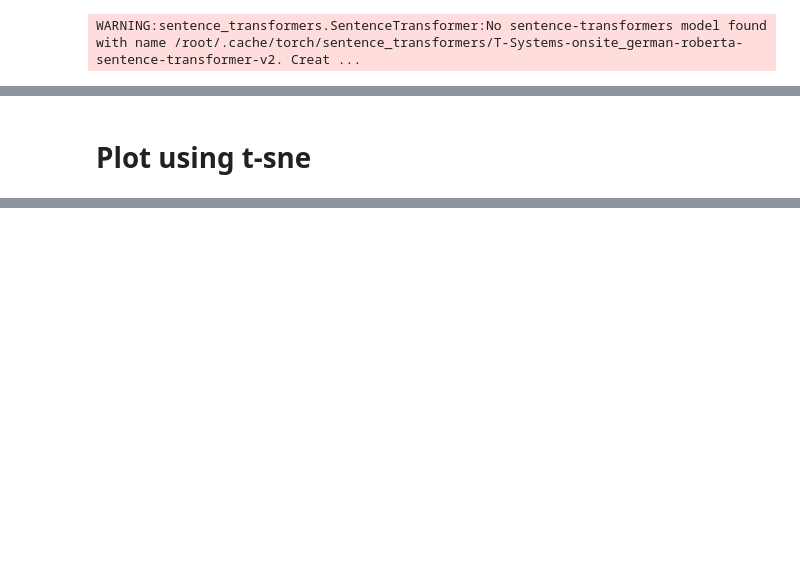
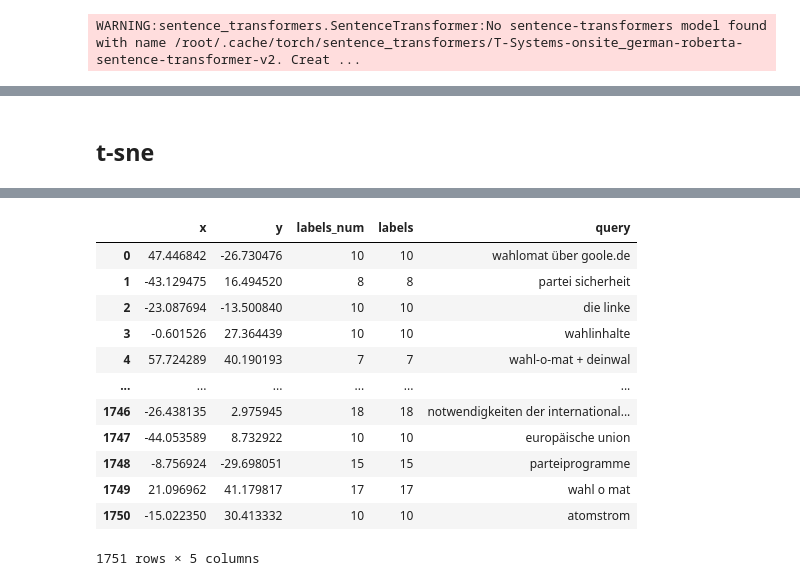
Before and after one commit to patschw/survey_analysis_embeddings_python, a Jupyter notebook: cluster_word_embeddings_example.ipynb, the cells around one changed output, grey strips where cells are left out. Drawn from its saved outputs; the diff is of its cells as text; code cells hidden in the pictures; blank space fills up the shorter version.

```diff
--- a/cluster_word_embeddings_example.ipynb
+++ b/cluster_word_embeddings_example.ipynb
@@ -187,6 +142,6 @@ result
 1751 rows × 5 columns
 # %% [markdown]
-# Plot using t-sne
+## t-sne
 # %%
 # plotting the corresponding word appears when you hover on the data point.
 output_notebook()
@@ -262,3 +177,19 @@ show(plot_survey)
 [interactive output not drawn]
 [interactive output not drawn]
 [interactive output not drawn]
+# %%
+result
+# %% [output]
+|  | x | y | labels_num | labels | query |
+| 0 | 47.446842 | -26.730476 | 10 | 10 | wahlomat über goole.de |
+| 1 | -43.129475 | 16.494520 | 8 | 8 | partei sicherheit |
+| 2 | -23.087694 | -13.500840 | 10 | 10 | die linke |
+| 3 | -0.601526 | 27.364439 | 10 | 10 | wahlinhalte |
+| 4 | 57.724289 | 40.190193 | 7 | 7 | wahl-o-mat + deinwal |
+| ... | ... | ... | ... | ... | ... |
+| 1746 | -26.438135 | 2.975945 | 18 | 18 | notwendigkeiten der international... |
+| 1747 | -44.053589 | 8.732922 | 10 | 10 | europäische union |
+| 1748 | -8.756924 | -29.698051 | 15 | 15 | parteiprogramme |
+| 1749 | 21.096962 | 41.179817 | 17 | 17 | wahl o mat |
+| 1750 | -15.022350 | 30.413332 | 10 | 10 | atomstrom |
+1751 rows × 5 columns
```
Also changed, not shown: parts of 17 cells of this notebook.
